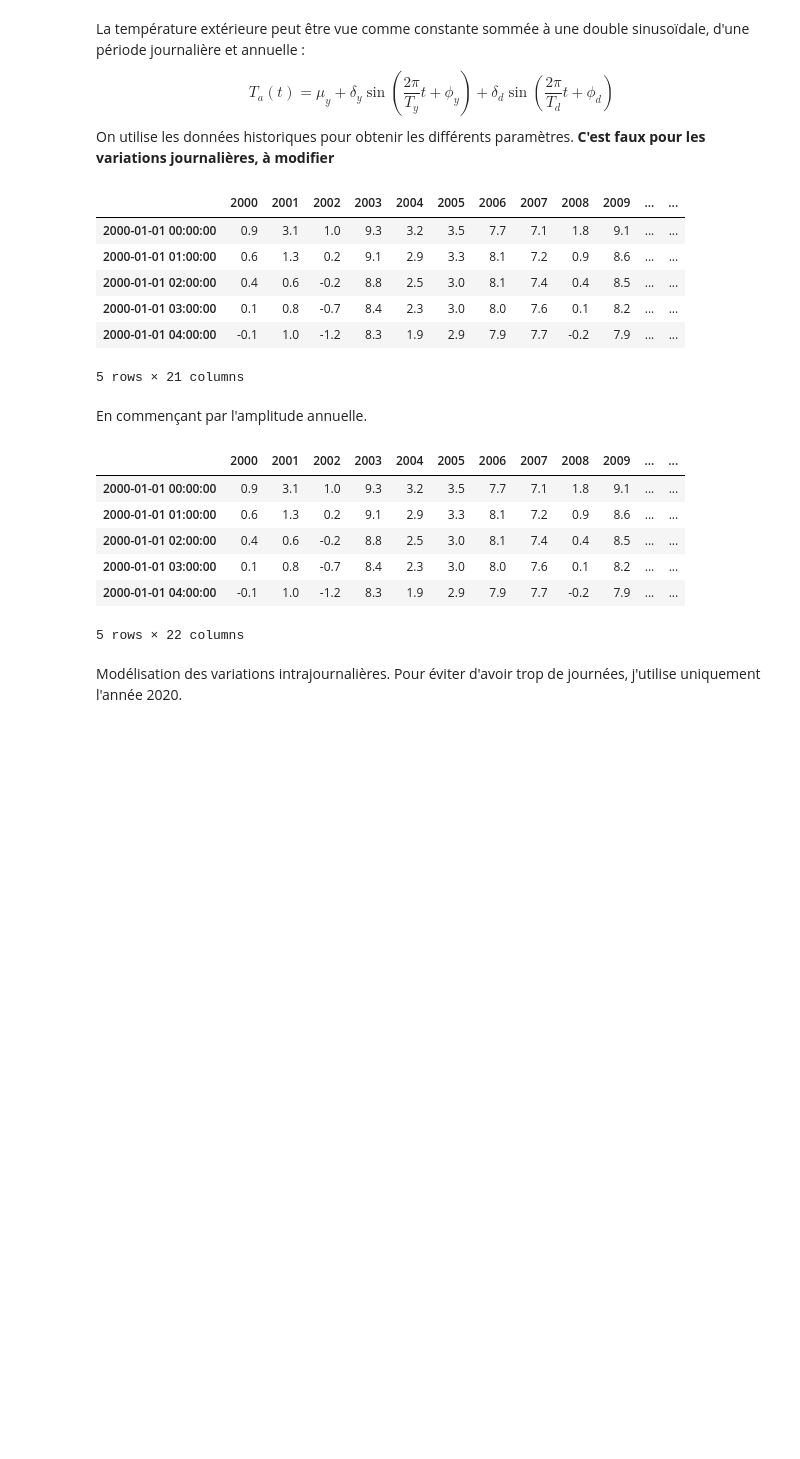
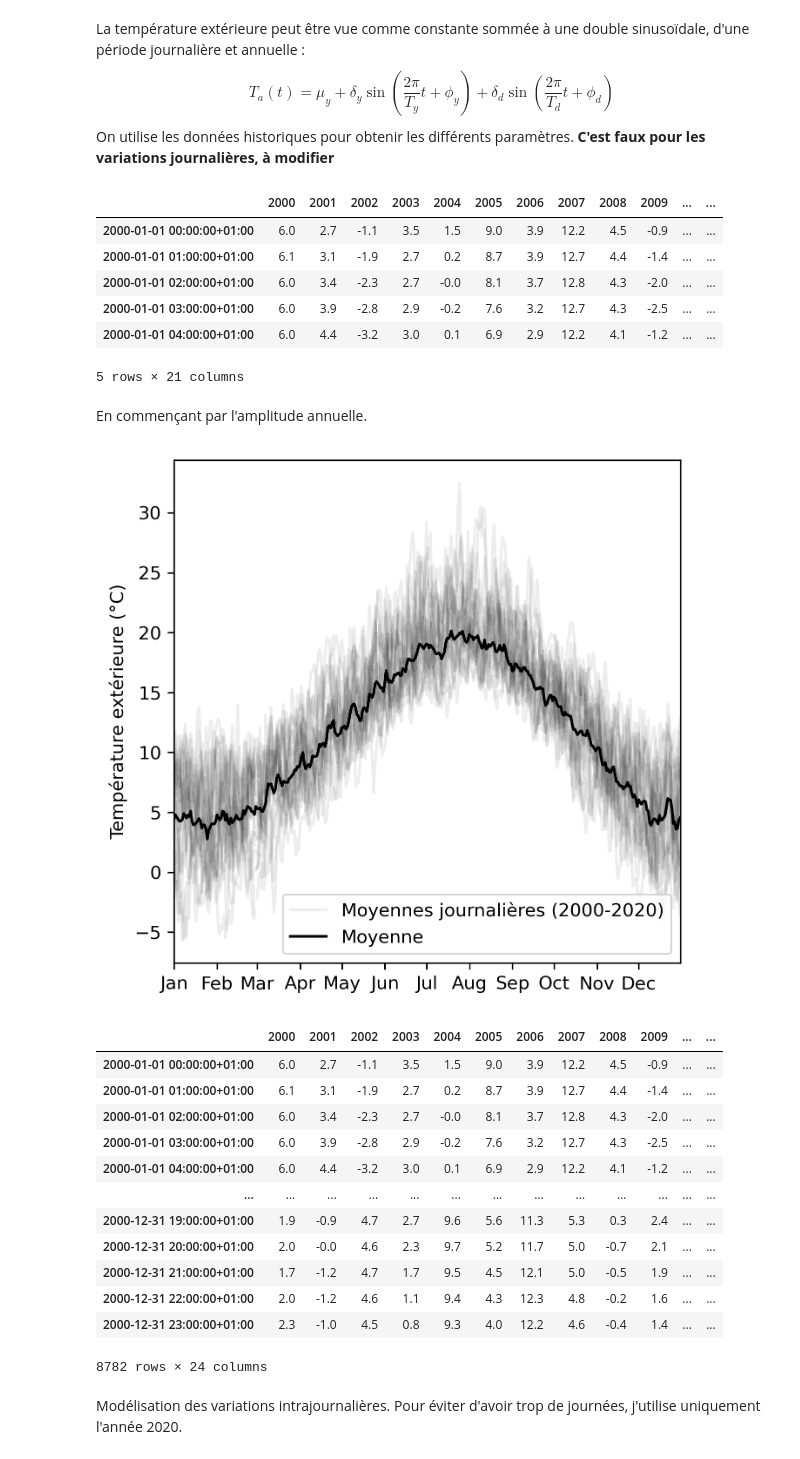
Before and after one commit to amounier/thermal, a Jupyter notebook: RC_models.ipynb, the cells around one changed output. Saved outputs shown, nothing was run; the diff lists cells and outputs as text; code cells hidden in the pictures; blank space fills up the shorter version.

```diff
--- a/RC_models.ipynb
+++ b/RC_models.ipynb
@@ -81,7 +83,7 @@ coordinates_dict = {'Paris':(2.352222, 48.856614),
                     'Marseille':(5.369780, 43.296482)
                    }
 # %%
-longitude, latitude = coordinates_dict.get('Marseille')
+longitude, latitude = coordinates_dict.get('Paris')
 start_year, end_year = 2000, 2020
 hourly_variables = 'temperature_2m'
 # %%
@@ -105,31 +107,33 @@ $$
 On utilise les données historiques pour obtenir les différents paramètres.
 **C'est faux pour les variations journalières, à modifier**
 # %%
-month_day_hourly_data = pd.DataFrame(index=pd.date_range('2000-01-01', '2000-12-31', freq='h'))
-month_day_hourly_data.index = month_day_hourly_data.index.strftime('%m-%d %H:%M:%S')
+month_day_hourly_data = pd.DataFrame(index=pd.date_range('2000-01-01', '2001-01-01', freq='h'))
+month_day_hourly_data.index = month_day_hourly_data.index.strftime('%Y-%m-%d %H:%M:%S')
 
 years = list(range(start_year, end_year+1))
 
 for y in tqdm.tqdm(years):
     temperature_data_year = temperature_data[temperature_data.index.year==y]
     temperature_data_year = temperature_data_year.rename(columns={'temperature_2m':y})
-    temperature_data_year.index = temperature_data_year.index.strftime('%m-%d %H:%M:%S')
+    temperature_data_year.index = temperature_data_year.index.strftime('2000-%m-%d %H:%M:%S')
 
     month_day_hourly_data = month_day_hourly_data.join(temperature_data_year,how='left')
-month_day_hourly_data.index = [pd.to_datetime('2000-{}'.format(t)) for t in month_day_hourly_data.index]
+month_day_hourly_data.index = [pd.to_datetime('{}'.format(t)) for t in month_day_hourly_data.index]
+month_day_hourly_data.index = month_day_hourly_data.index.tz_localize(tz='CET',ambiguous='NaT',nonexistent='NaT')
+month_day_hourly_data = month_day_hourly_data[month_day_hourly_data.index.year==2000]
 month_day_hourly_data.head()
 # %% [output]
 |  | 2000 | 2001 | 2002 | 2003 | 2004 | 2005 | 2006 | 2007 | 2008 | 2009 | ... | ... |
-| 2000-01-01 00:00:00 | 0.9 | 3.1 | 1.0 | 9.3 | 3.2 | 3.5 | 7.7 | 7.1 | 1.8 | 9.1 | ... | ... |
-| 2000-01-01 01:00:00 | 0.6 | 1.3 | 0.2 | 9.1 | 2.9 | 3.3 | 8.1 | 7.2 | 0.9 | 8.6 | ... | ... |
-| 2000-01-01 02:00:00 | 0.4 | 0.6 | -0.2 | 8.8 | 2.5 | 3.0 | 8.1 | 7.4 | 0.4 | 8.5 | ... | ... |
-| 2000-01-01 03:00:00 | 0.1 | 0.8 | -0.7 | 8.4 | 2.3 | 3.0 | 8.0 | 7.6 | 0.1 | 8.2 | ... | ... |
-| 2000-01-01 04:00:00 | -0.1 | 1.0 | -1.2 | 8.3 | 1.9 | 2.9 | 7.9 | 7.7 | -0.2 | 7.9 | ... | ... |
+| 2000-01-01 00:00:00+01:00 | 6.0 | 2.7 | -1.1 | 3.5 | 1.5 | 9.0 | 3.9 | 12.2 | 4.5 | -0.9 | ... | ... |
+| 2000-01-01 01:00:00+01:00 | 6.1 | 3.1 | -1.9 | 2.7 | 0.2 | 8.7 | 3.9 | 12.7 | 4.4 | -1.4 | ... | ... |
+| 2000-01-01 02:00:00+01:00 | 6.0 | 3.4 | -2.3 | 2.7 | -0.0 | 8.1 | 3.7 | 12.8 | 4.3 | -2.0 | ... | ... |
+| 2000-01-01 03:00:00+01:00 | 6.0 | 3.9 | -2.8 | 2.9 | -0.2 | 7.6 | 3.2 | 12.7 | 4.3 | -2.5 | ... | ... |
+| 2000-01-01 04:00:00+01:00 | 6.0 | 4.4 | -3.2 | 3.0 | 0.1 | 6.9 | 2.9 | 12.2 | 4.1 | -1.2 | ... | ... |
 5 rows × 21 columns
 # %% [markdown]
 En commençant par l'amplitude annuelle.
 # %%
-if False:
+if True:
     month_day_daily_data = month_day_hourly_data.groupby(pd.Grouper(freq='1D')).mean()
 
     fig,ax = plt.subplots(dpi=300,figsize=(5,5))
@@ -142,8 +146,12 @@ if False:
     ax.legend()
     ax.set_xlim([pd.to_datetime('2000-01-01'), pd.to_datetime('2000-12-31')])
     ax.set_ylabel('Température extérieure (°C)')
-    myFmt = mdates.DateFormatter('%b')
-    ax.xaxis.set_major_formatter(myFmt)
+
+    locator = mdates.AutoDateLocator()
+    #formatter = mdates.ConciseDateFormatter(locator)
+    formatter = mdates.DateFormatter('%b')
+    ax.xaxis.set_major_locator(locator)
+    ax.xaxis.set_major_formatter(formatter)
 
     plt.savefig(os.path.join(figs_folder,'mean_daily_temperature_timeserie.png'),bbox_inches='tight')
     plt.show()
@@ -203,42 +211,53 @@ if False:
     label= 'R$^2$ = {:.2f}'.format(corr)
     ax.plot(month_day_daily_data['model_annual_temperature'],month_day_daily_data[years].mean(axis=1),color='k',ls='',marker='o',alpha=0.05,label=label)
     ax.legend()
     ax.set_xlabel('Température extérieure modélisée (°C)')
     ax.set_ylabel('Température extérieure observée (°C)')
     diag = [0,month_day_hourly_data.max().max()]
     ax.plot(diag,diag, color='k')
     ax.set_ylim(diag)
     ax.set_xlim(diag)
     plt.savefig(os.path.join(figs_folder,'mean_daily_temperature_sinewave_versus.png'),bbox_inches='tight')
     plt.show()
 
 if False:
     month_day_daily_data = month_day_hourly_data.groupby(pd.Grouper(freq='1D')).mean()
 
     fig,ax = plt.subplots(dpi=300,figsize=(5,5))
     ax.plot(month_day_daily_data[years].mean(axis=1),label='Observations (moyenne journalière)',color='k')
     ax.fill_between(month_day_daily_data[years].index,
                     month_day_daily_data[years].mean(axis=1)+month_day_daily_data[years].std(axis=1),
                     month_day_daily_data[years].mean(axis=1)-month_day_daily_data[years].std(axis=1),color='lightgrey',zorder=-1)
     ax.plot(month_day_daily_data['model_annual_temperature'],label='Modélisation sinusoïdale',color='tab:blue')
     ax.legend()
     ax.set_xlim([pd.to_datetime('2000-01-01'), pd.to_datetime('2000-12-31')])
     ax.set_ylabel('Température extérieure (°C)')
-    myFmt = mdates.DateFormatter('%b')
-    ax.xaxis.set_major_formatter(myFmt)
+
+    locator = mdates.AutoDateLocator()
+    #formatter = mdates.ConciseDateFormatter(locator)
+    formatter = mdates.DateFormatter('%b')
+    ax.xaxis.set_major_locator(locator)
+    ax.xaxis.set_major_formatter(formatter)
 
     plt.savefig(os.path.join(figs_folder,'mean_daily_temperature_sinewave_timeserie.png'),bbox_inches='tight')
     plt.show()
 
-month_day_hourly_data.head()
+month_day_hourly_data
 # %% [output]
+[figure, added]
 |  | 2000 | 2001 | 2002 | 2003 | 2004 | 2005 | 2006 | 2007 | 2008 | 2009 | ... | ... |
-| 2000-01-01 00:00:00 | 0.9 | 3.1 | 1.0 | 9.3 | 3.2 | 3.5 | 7.7 | 7.1 | 1.8 | 9.1 | ... | ... |
-| 2000-01-01 01:00:00 | 0.6 | 1.3 | 0.2 | 9.1 | 2.9 | 3.3 | 8.1 | 7.2 | 0.9 | 8.6 | ... | ... |
-| 2000-01-01 02:00:00 | 0.4 | 0.6 | -0.2 | 8.8 | 2.5 | 3.0 | 8.1 | 7.4 | 0.4 | 8.5 | ... | ... |
-| 2000-01-01 03:00:00 | 0.1 | 0.8 | -0.7 | 8.4 | 2.3 | 3.0 | 8.0 | 7.6 | 0.1 | 8.2 | ... | ... |
-| 2000-01-01 04:00:00 | -0.1 | 1.0 | -1.2 | 8.3 | 1.9 | 2.9 | 7.9 | 7.7 | -0.2 | 7.9 | ... | ... |
+| 2000-01-01 00:00:00+01:00 | 6.0 | 2.7 | -1.1 | 3.5 | 1.5 | 9.0 | 3.9 | 12.2 | 4.5 | -0.9 | ... | ... |
+| 2000-01-01 01:00:00+01:00 | 6.1 | 3.1 | -1.9 | 2.7 | 0.2 | 8.7 | 3.9 | 12.7 | 4.4 | -1.4 | ... | ... |
+| 2000-01-01 02:00:00+01:00 | 6.0 | 3.4 | -2.3 | 2.7 | -0.0 | 8.1 | 3.7 | 12.8 | 4.3 | -2.0 | ... | ... |
+| 2000-01-01 03:00:00+01:00 | 6.0 | 3.9 | -2.8 | 2.9 | -0.2 | 7.6 | 3.2 | 12.7 | 4.3 | -2.5 | ... | ... |
+| 2000-01-01 04:00:00+01:00 | 6.0 | 4.4 | -3.2 | 3.0 | 0.1 | 6.9 | 2.9 | 12.2 | 4.1 | -1.2 | ... | ... |
+| ... | ... | ... | ... | ... | ... | ... | ... | ... | ... | ... | ... | ... |
+| 2000-12-31 19:00:00+01:00 | 1.9 | -0.9 | 4.7 | 2.7 | 9.6 | 5.6 | 11.3 | 5.3 | 0.3 | 2.4 | ... | ... |
+| 2000-12-31 20:00:00+01:00 | 2.0 | -0.0 | 4.6 | 2.3 | 9.7 | 5.2 | 11.7 | 5.0 | -0.7 | 2.1 | ... | ... |
+| 2000-12-31 21:00:00+01:00 | 1.7 | -1.2 | 4.7 | 1.7 | 9.5 | 4.5 | 12.1 | 5.0 | -0.5 | 1.9 | ... | ... |
+| 2000-12-31 22:00:00+01:00 | 2.0 | -1.2 | 4.6 | 1.1 | 9.4 | 4.3 | 12.3 | 4.8 | -0.2 | 1.6 | ... | ... |
+| 2000-12-31 23:00:00+01:00 | 2.3 | -1.0 | 4.5 | 0.8 | 9.3 | 4.0 | 12.2 | 4.6 | -0.4 | 1.4 | ... | ... |
-5 rows × 22 columns
+8782 rows × 24 columns
 # %% [markdown]
 Modélisation des variations intrajournalières. Pour éviter d'avoir trop de journées, j'utilise uniquement l'année 2020.
 # %%
```
Also changed, not shown: parts of 30 cells of this notebook.
